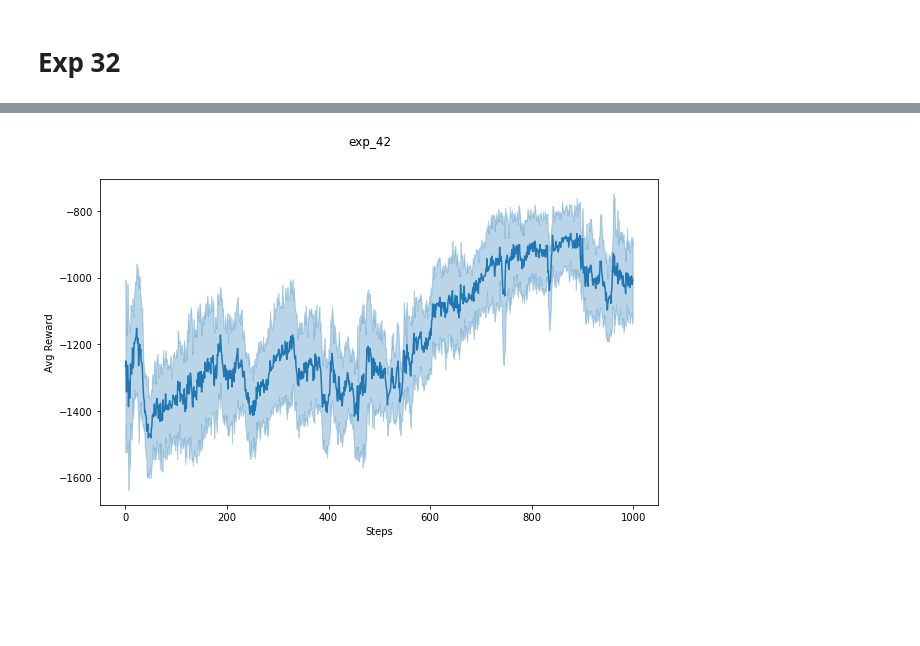
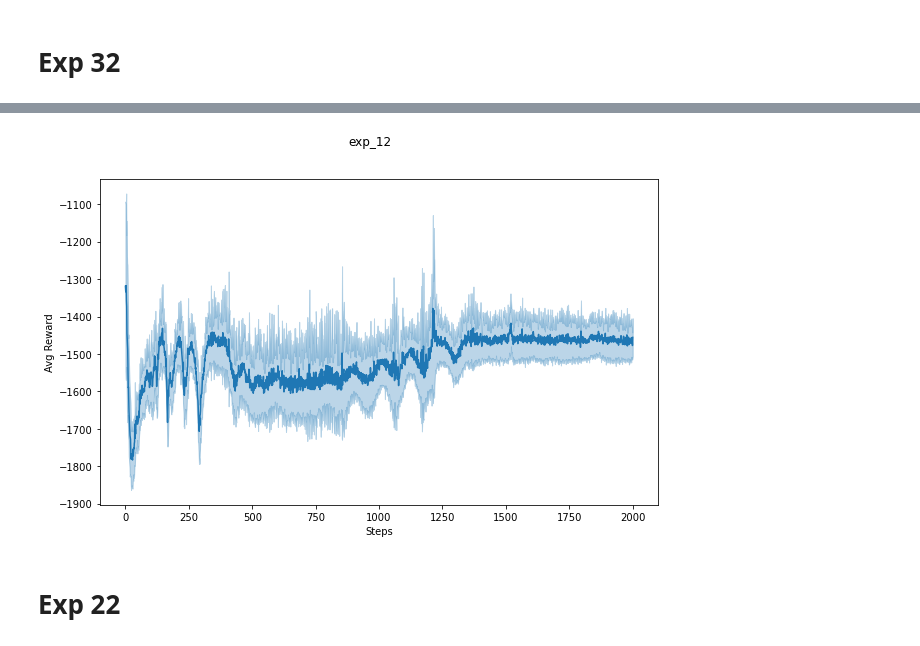
Before and after one commit to JLCdata/Reinforcement-Learning, a Jupyter notebook: T3/actor_critic/code/T3.ipynb, the cells around one changed output, grey strips where cells are left out. Saved outputs shown, nothing was run; the diff lists cells and outputs as text; code cells hidden in the pictures; blank space fills up the shorter version.

```diff
--- a/T3/actor_critic/code/T3.ipynb
+++ b/T3/actor_critic/code/T3.ipynb
@@ -1204,8 +431,8 @@ plt.show()
 # Exp 22
 # %%
 # join de experimentos
-exp_22=exp_22_1_Pendulum
-for i in [exp_22_2_Pendulum,exp_22_3_Pendulum]:
+exp_22=exp_22_1_Pendulum_1
+for i in [exp_22_2_Pendulum_1,exp_22_3_Pendulum_1]:
     exp_22=exp_22.join(i)
 
 # Promedio de experimentos
@@ -1231,8 +458,8 @@ plt.show()
 # Exp 32
 # %%
 # join de experimentos
-exp_32=exp_32_1_Pendulum
-for i in [exp_32_2_Pendulum,exp_32_3_Pendulum]:
+exp_32=exp_32_1_Pendulum_1
+for i in [exp_32_2_Pendulum_1,exp_32_3_Pendulum_1]:
     exp_32=exp_32.join(i)
 
 # Promedio de experimentos
@@ -1257 +486,13 @@ plt.show()
+# %%
+exp_12_1_Pendulum_2=pd.read_csv("exp_12_1_Pendulum_2.csv").set_index("steps").rename(columns={"avg_reward":"avg_reward1","std_reward":"std_reward1"})
+exp_12_2_Pendulum_2=pd.read_csv("exp_12_2_Pendulum_2.csv").set_index("steps").rename(columns={"avg_reward":"avg_reward2","std_reward":"std_reward2"})
+exp_12_3_Pendulum_2=pd.read_csv("exp_12_3_Pendulum_2.csv").set_index("steps").rename(columns={"avg_reward":"avg_reward3","std_reward":"std_reward3"})
+
+exp_22_1_Pendulum_2=pd.read_csv("exp_22_1_Pendulum_2.csv").set_index("steps").rename(columns={"avg_reward":"avg_reward1","std_reward":"std_reward1"})
+exp_22_2_Pendulum_2=pd.read_csv("exp_22_2_Pendulum_2.csv").set_index("steps").rename(columns={"avg_reward":"avg_reward2","std_reward":"std_reward2"})
+exp_22_3_Pendulum_2=pd.read_csv("exp_22_3_Pendulum_2.csv").set_index("steps").rename(columns={"avg_reward":"avg_reward3","std_reward":"std_reward3"})
+
+exp_32_1_Pendulum_2=pd.read_csv("exp_32_1_Pendulum_2.csv").set_index("steps").rename(columns={"avg_reward":"avg_reward1","std_reward":"std_reward1"})
+exp_32_2_Pendulum_2=pd.read_csv("exp_32_2_Pendulum_2.csv").set_index("steps").rename(columns={"avg_reward":"avg_reward2","std_reward":"std_reward2"})
+exp_32_3_Pendulum_2=pd.read_csv("exp_32_3_Pendulum_2.csv").set_index("steps").rename(columns={"avg_reward":"avg_reward3","std_reward":"std_reward3"})
 # %% [markdown]
@@ -1259,25 +500,27 @@ plt.show()
 # %%
 # join de experimentos
-exp_42=exp_42_1_Pendulum
-for i in [exp_42_2_Pendulum,exp_42_3_Pendulum]:
-    exp_42=exp_42.join(i)
+exp_12=exp_12_1_Pendulum_2
+for i in [exp_12_2_Pendulum_2,exp_12_3_Pendulum_2]:
+    exp_12=exp_12.join(i)
 
 # Promedio de experimentos
-exp_42_mean=pd.DataFrame()
-exp_42_mean["avg_reward"]=exp_42[["avg_reward1","avg_reward2","avg_reward3"]].mean(axis=1)
-exp_42_mean["std_reward"]=exp_42[["std_reward1","std_reward2","std_reward3"]].mean(axis=1)
-exp_42_mean.reset_index(inplace=True)
-tr_steps_vec=exp_42_mean["steps"]
-avg_reward_vec=exp_42_mean["avg_reward"]
-std_reward_vec= exp_42_mean["std_reward"]
+exp_12_mean=pd.DataFrame()
+exp_12_mean["avg_reward"]=exp_12[["avg_reward1","avg_reward2","avg_reward3"]].mean(axis=1)
+exp_12_mean["std_reward"]=exp_12[["std_reward1","std_reward2","std_reward3"]].mean(axis=1)
+exp_12_mean.reset_index(inplace=True)
+tr_steps_vec=exp_12_mean["steps"]
+avg_reward_vec=exp_12_mean["avg_reward"]
+std_reward_vec= exp_12_mean["std_reward"]
 
 # Plot
 _, (ax1) = plt.subplots(1, 1, figsize=(10,6))
 ax1.plot(tr_steps_vec, avg_reward_vec, color='C0')
 ax1.fill_between(tr_steps_vec, avg_reward_vec-std_reward_vec, avg_reward_vec+std_reward_vec, color='C0', alpha=0.3)
 ax1.set_ylabel('Avg Reward')
 ax1.set_xlabel('Steps')
-plt.suptitle("exp_42")
+plt.suptitle("exp_12")
 plt.show()
 # %% [output]
-[figure, old version]
+[figure, new version]
+# %% [markdown]
+# Exp 22
```
Also changed, not shown: parts of 94 cells of this notebook, 17 other files.
